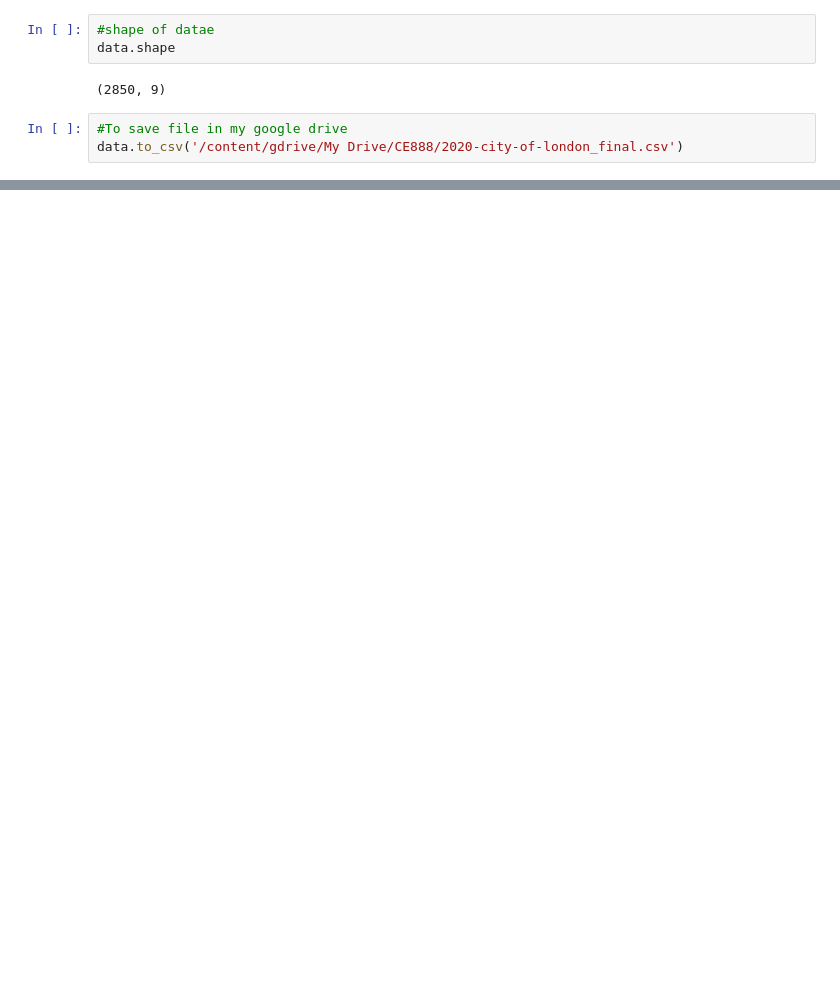
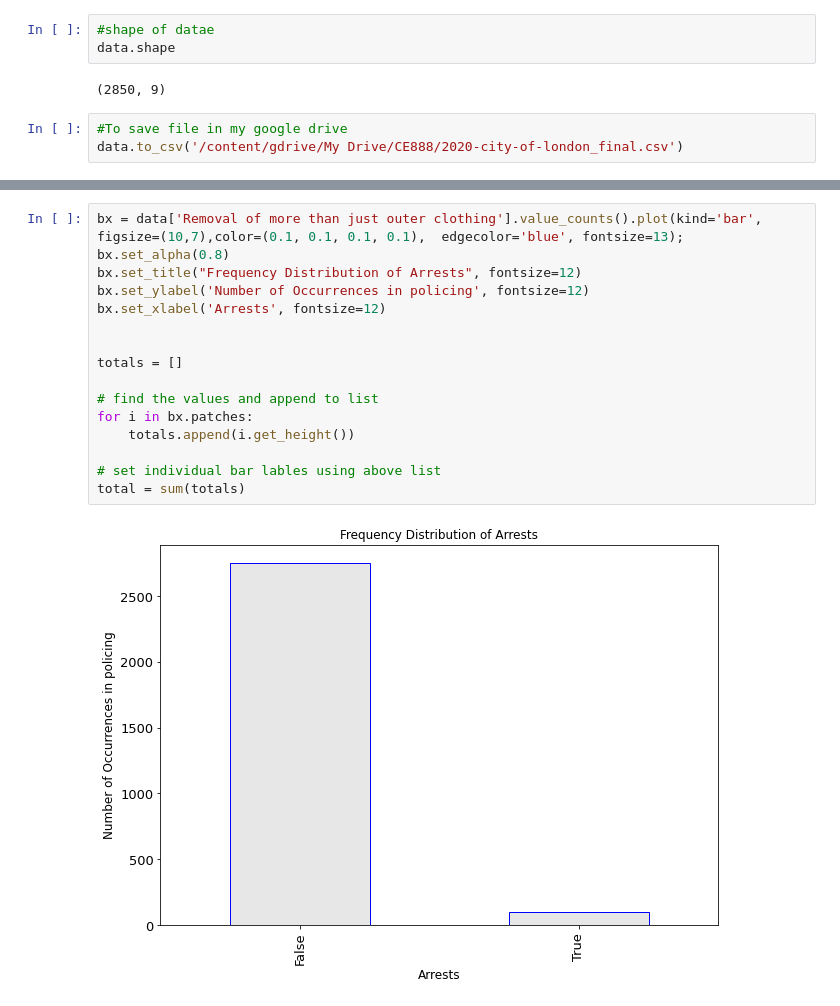
Before and after one commit to pateljay7018/CE888-7-SP-D.S.-and-decision-making-, a Jupyter notebook: Assignment-1/dataset_marge.ipynb, the cells around one changed output, grey strips where cells are left out. Cells and saved outputs as stored; diff of their text form; blank space fills up the shorter version.

```diff
--- a/Assignment-1/dataset_marge.ipynb
+++ b/Assignment-1/dataset_marge.ipynb
@@ -74,0 +168,18 @@ data.to_csv('/content/gdrive/My Drive/CE888/2020-city-of-london_final.csv')
+# %%
+bx = data['Removal of more than just outer clothing'].value_counts().plot(kind='bar', figsize=(10,7),color=(0.1, 0.1, 0.1, 0.1),  edgecolor='blue', fontsize=13);
+bx.set_alpha(0.8)
+bx.set_title("Frequency Distribution of Arrests", fontsize=12)
+bx.set_ylabel('Number of Occurrences in policing', fontsize=12)
+bx.set_xlabel('Arrests', fontsize=12)
+
+
+totals = []
+
+# find the values and append to list
+for i in bx.patches:
+    totals.append(i.get_height())
+
+# set individual bar lables using above list
+total = sum(totals)
+# %% [output]
+[figure, added]
```
Also changed, not shown: parts of 11 cells of this notebook.
